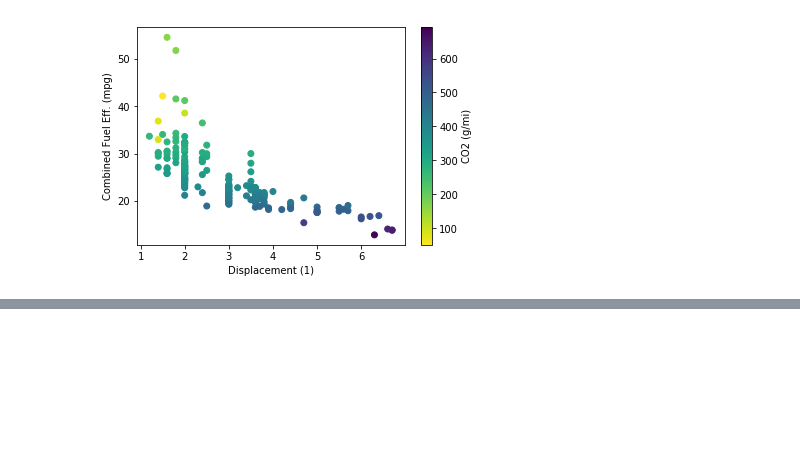
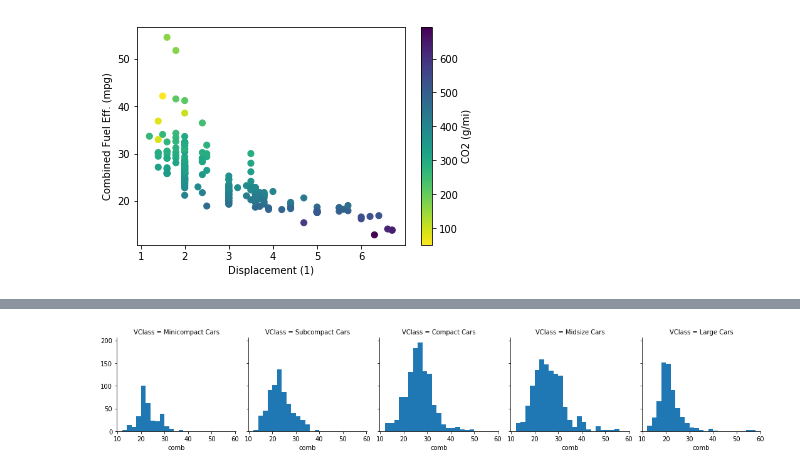
Before and after one commit to iRaied/Project_5_3_Pokemon, a Jupyter notebook: Multivariate_Vis_Size_and_Shape.ipynb, the cells around one changed output, grey strips where cells are left out. Saved outputs shown, nothing was run; the diff lists cells and outputs as text; code cells hidden in the pictures; blank space fills up the shorter version.

Commit message:
Practice 5- Faceting in Two Dimentions

```diff
--- a/Multivariate_Vis_Size_and_Shape.ipynb
+++ b/Multivariate_Vis_Size_and_Shape.ipynb
@@ -161,0 +164,4 @@ plt.ylabel('Combined Fuel Eff. (mpg)');
+# %%
+fuel_econ = pd.read_csv('fuel_econ.csv')
+print(fuel_econ.shape)
+fuel_econ.head(6)
@@ -161,0 +177,14 @@ plt.ylabel('Combined Fuel Eff. (mpg)');
+# %%
+sedan_classes = ['Minicompact Cars', 'Subcompact Cars', 'Compact Cars', 'Midsize Cars', 'Large Cars']
+vclasses = pd.api.types.CategoricalDtype(ordered = True, categories = sedan_classes)
+fuel_econ['VClass'] = fuel_econ['VClass'].astype(vclasses);
+# %%
+fuel_econ['trans_type'] = fuel_econ['trans'].apply(lambda x: x.split()[0])
+# %%
+# Previously
+
+bins = np.arange(12, 58+2, 2)
+g = sb.FacetGrid(data = fuel_econ, col = 'VClass');
+g.map(plt.hist, 'comb', bins = bins);
+# %% [output]
+[figure, added]
```
Also changed, not shown: parts of 18 cells of this notebook.
